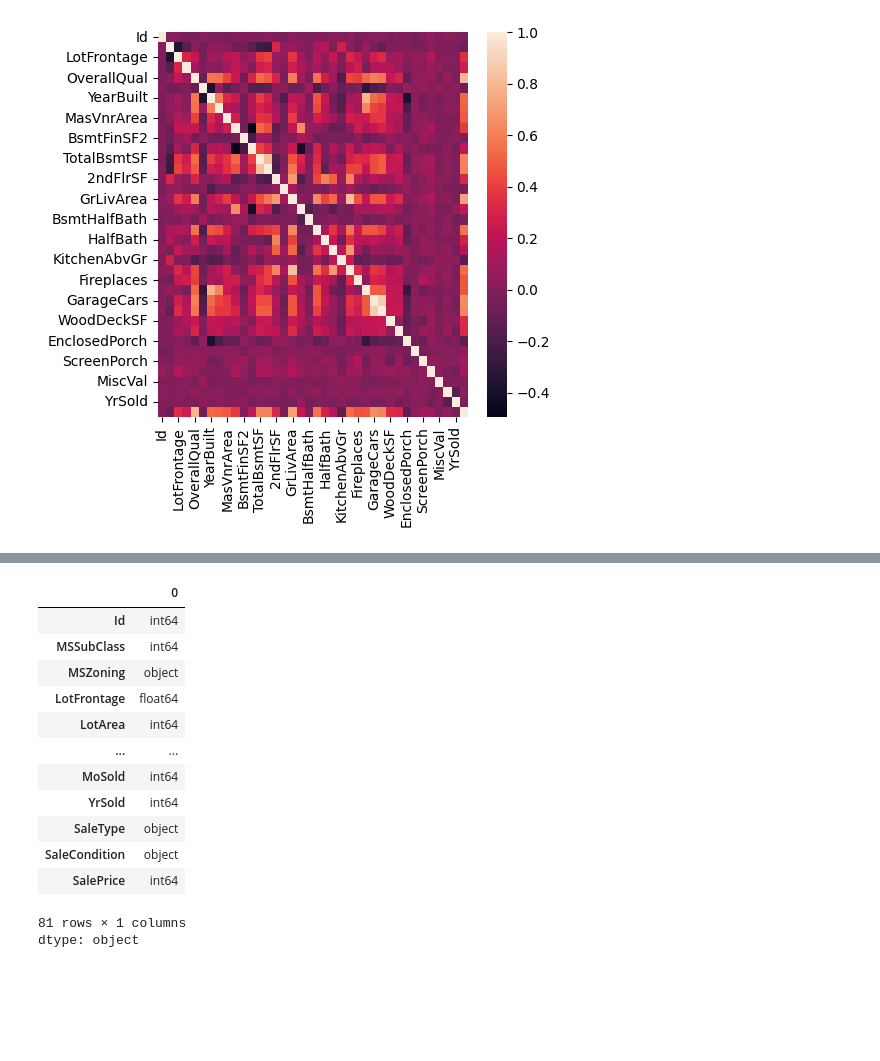
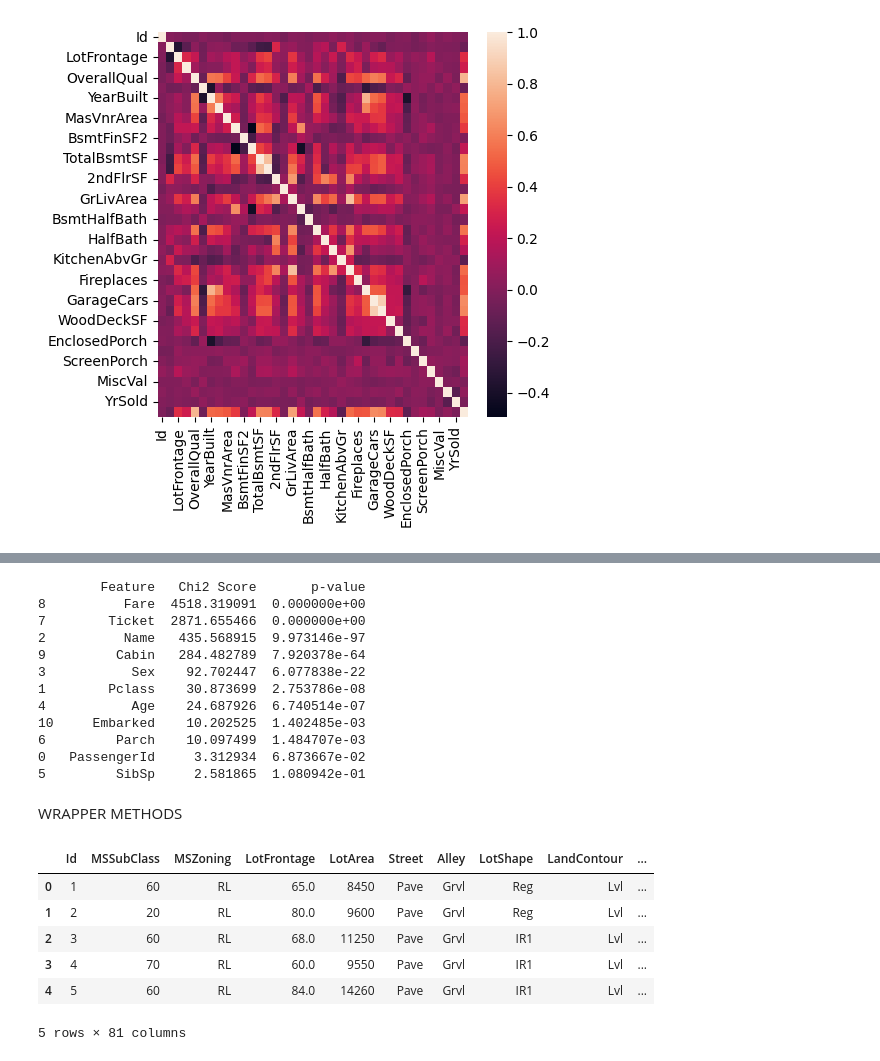
Before and after one commit to AMJAMAITHILI/ML_LAB-141, a Jupyter notebook: ML_LAB2.ipynb, the cells around one changed output, grey strips where cells are left out. Saved outputs shown, nothing was run; the diff lists cells and outputs as text; code cells hidden in the pictures; blank space fills up the shorter version.

```diff
--- a/ML_LAB2.ipynb
+++ b/ML_LAB2.ipynb
@@ -327,19 +245,53 @@ Top selected features: ['OverallQual']
+# %%
+import pandas as pd
+from sklearn.feature_selection import chi2
+from sklearn.preprocessing import LabelEncoder
+
+# Encode categorical columns
+df_encoded = df2.copy()
+label_encoders = {}
+for col in df_encoded.select_dtypes(include='object').columns:
+    le = LabelEncoder()
+    df_encoded[col] = le.fit_transform(df_encoded[col].astype(str))
+    label_encoders[col] = le
+
+# Features (X) and target (y)
+X = df_encoded.drop(columns=['Survived'])
+y = df_encoded['Survived']
+
+# Chi-square test
+chi_scores, p_values = chi2(X, y)
+
+# Put into DataFrame
+chi2_df = pd.DataFrame({
+    'Feature': X.columns,
+    'Chi2 Score': chi_scores,
+    'p-value': p_values
+}).sort_values(by='Chi2 Score', ascending=False)
+
+print(chi2_df)
+# %% [output]
+        Feature   Chi2 Score       p-value
+8          Fare  4518.319091  0.000000e+00
+7        Ticket  2871.655466  0.000000e+00
+2          Name   435.568915  9.973146e-97
+9         Cabin   284.482789  7.920378e-64
+3           Sex    92.702447  6.077838e-22
+1        Pclass    30.873699  2.753786e-08
+4           Age    24.687926  6.740514e-07
+10     Embarked    10.202525  1.402485e-03
+6         Parch    10.097499  1.484707e-03
+0   PassengerId     3.312934  6.873667e-02
+5         SibSp     2.581865  1.080942e-01
+# %% [markdown]
+WRAPPER METHODS
 # %%
 df1.head()
-df1.columns
-df1.dtypes
 # %% [output]
-|  | 0 |
-| Id | int64 |
-| MSSubClass | int64 |
-| MSZoning | object |
-| LotFrontage | float64 |
-| LotArea | int64 |
-| ... | ... |
-| MoSold | int64 |
-| YrSold | int64 |
-| SaleType | object |
-| SaleCondition | object |
-| SalePrice | int64 |
+|  | Id | MSSubClass | MSZoning | LotFrontage | LotArea | Street | Alley | LotShape | LandContour | ... |
+| 0 | 1 | 60 | RL | 65.0 | 8450 | Pave | Grvl | Reg | Lvl | ... |
+| 1 | 2 | 20 | RL | 80.0 | 9600 | Pave | Grvl | Reg | Lvl | ... |
+| 2 | 3 | 60 | RL | 68.0 | 11250 | Pave | Grvl | IR1 | Lvl | ... |
+| 3 | 4 | 70 | RL | 60.0 | 9550 | Pave | Grvl | IR1 | Lvl | ... |
+| 4 | 5 | 60 | RL | 84.0 | 14260 | Pave | Grvl | IR1 | Lvl | ... |
-81 rows × 1 columns
-dtype: object
+5 rows × 81 columns
```
Also changed, not shown: parts of 18 cells of this notebook.
